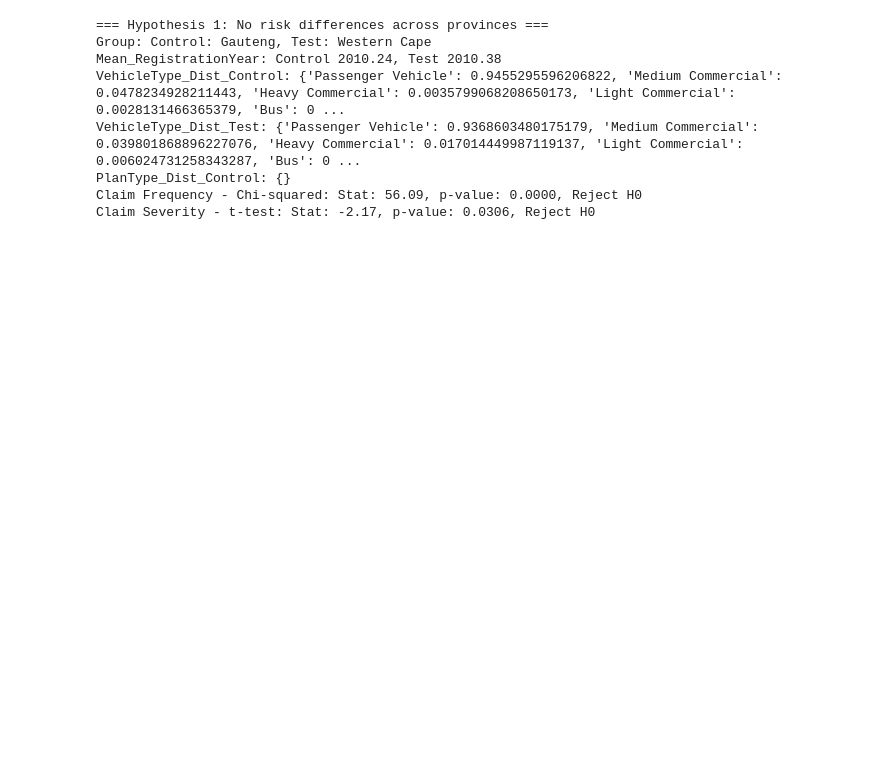
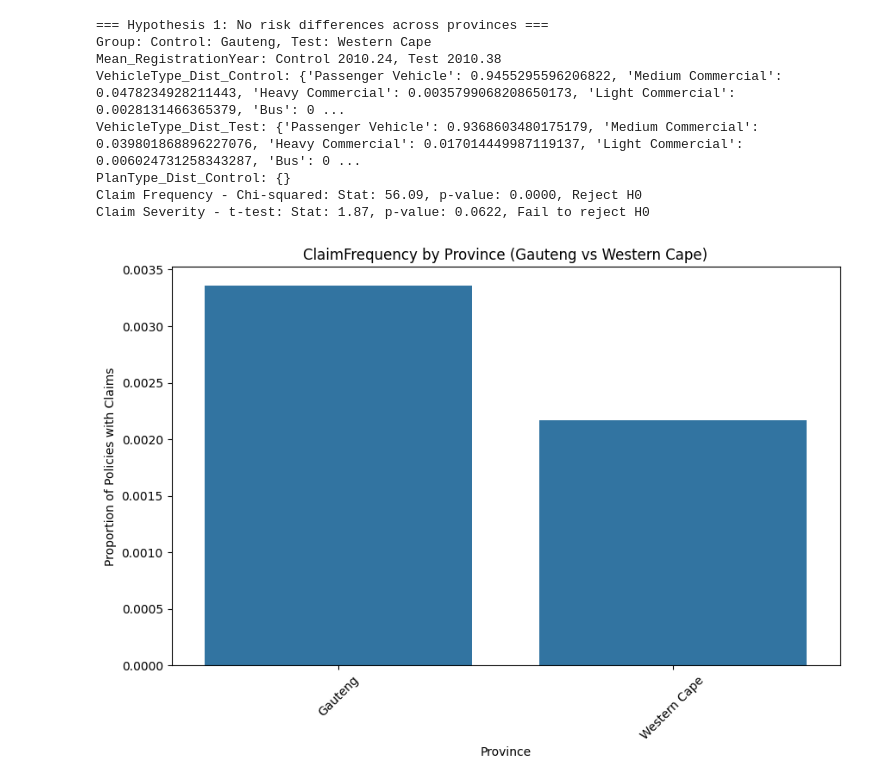
Before and after one commit to Amdemichael/insurance-risk-analytics, a Jupyter notebook: notebooks/hypothesis_testing.ipynb, the cells around one changed output. Cells and saved outputs as stored; diff of their text form; code cells hidden in the pictures; blank space fills up the shorter version.

```diff
--- a/notebooks/hypothesis_testing.ipynb
+++ b/notebooks/hypothesis_testing.ipynb
@@ -50,35 +48,36 @@ ERROR: failed to pull data from the cloud - 'd:\Projects\Python\insurance-risk-a
 # %%
 # Initialize results list
 results = []
 
 # Hypothesis 1: No risk differences across provinces (Gauteng vs Western Cape)
 print("\n=== Hypothesis 1: No risk differences across provinces ===")
 df_prov = df[df['Province'].isin(['Gauteng', 'Western Cape'])].copy()
 balance_report = check_group_balance(df_prov, ['RegistrationYear', 'VehicleType', 'PlanType'], 'Province', 'Gauteng', 'Western Cape')
 for key, value in balance_report.items():
     print(f"{key}: {value}")
 
 # Claim Frequency
 freq_result = test_hypothesis('Province', df_prov, 'ClaimFrequency', 'Gauteng', 'Western Cape')
 results.append({'Hypothesis': 'No risk differences across provinces (Frequency)', 'Control': 'Gauteng', 'Test': 'Western Cape', **freq_result})
 print(f"Claim Frequency - {freq_result['Test']}: Stat: {freq_result['Statistic']:.2f}, p-value: {freq_result['p-value']:.4f}, {freq_result['Decision']}")
 
 # Claim Severity
 sev_result = test_hypothesis('Province', df_prov, 'ClaimSeverity', 'Gauteng', 'Western Cape')
 results.append({'Hypothesis': 'No risk differences across provinces (Severity)', 'Control': 'Gauteng', 'Test': 'Western Cape', **sev_result})
 print(f"Claim Severity - {sev_result['Test']}: Stat: {sev_result['Statistic']:.2f}, p-value: {sev_result['p-value']:.4f}, {sev_result['Decision']}")
 
 # Visualization
-visualize_results(df_prov, 'Province', 'ClaimFrequency', 'Gauteng', 'Western Cape', 'claim_frequency_province.png')
+visualize_results(df_prov, 'Province', 'ClaimFrequency', 'Gauteng', 'Western Cape')
 # %% [output]
 === Hypothesis 1: No risk differences across provinces ===
 Group: Control: Gauteng, Test: Western Cape
 Mean_RegistrationYear: Control 2010.24, Test 2010.38
 VehicleType_Dist_Control: {'Passenger Vehicle': 0.9455295596206822, 'Medium Commercial': 0.0478234928211443, 'Heavy Commercial': 0.0035799068208650173, 'Light Commercial': 0.0028131466365379, 'Bus': 0 ...
 VehicleType_Dist_Test: {'Passenger Vehicle': 0.9368603480175179, 'Medium Commercial': 0.039801868896227076, 'Heavy Commercial': 0.017014449987119137, 'Light Commercial': 0.006024731258343287, 'Bus': 0 ...
 PlanType_Dist_Control: {}
 Claim Frequency - Chi-squared: Stat: 56.09, p-value: 0.0000, Reject H0
-Claim Severity - t-test: Stat: -2.17, p-value: 0.0306, Reject H0
+Claim Severity - t-test: Stat: 1.87, p-value: 0.0622, Fail to reject H0
+[figure, added]
 # %%
 # Hypothesis 2: No risk differences between zip codes (Low vs High)
 print("\n=== Hypothesis 2: No risk differences between zip codes ===")
```
Also changed, not shown: parts of 5 cells of this notebook, 7 other files.
